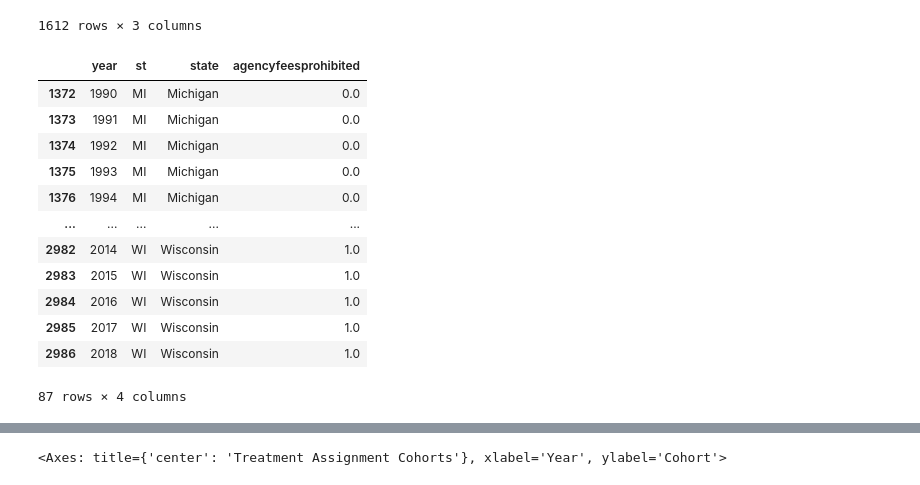
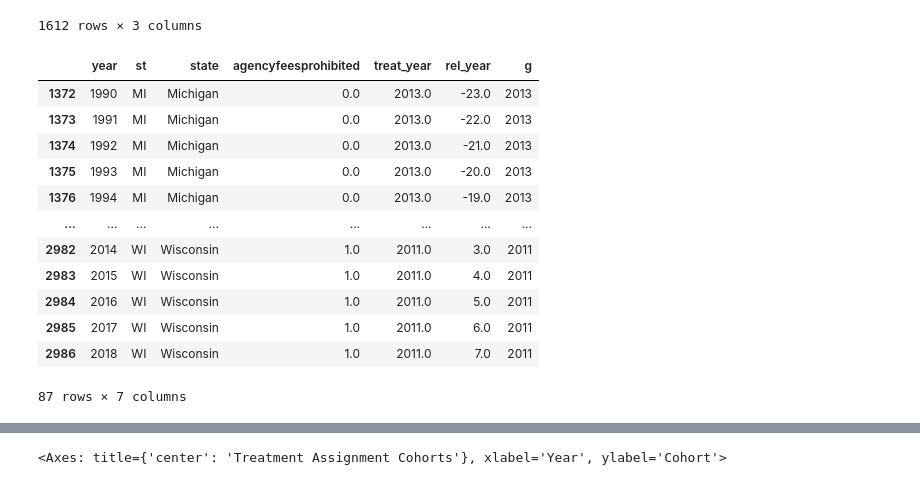
Before and after one commit to ricochn02/526-project, a Jupyter notebook: analysis_draft_alt.ipynb, the cells around one changed output, grey strips where cells are left out. Cells and saved outputs as stored; diff of their text form; code cells hidden in the pictures.

```diff
--- a/analysis_draft_alt.ipynb
+++ b/analysis_draft_alt.ipynb
@@ -47,28 +49,43 @@ salaries_df
 | 1610 | Wisconsin | 2020 | 59431 |
 | 1611 | Wyoming | 2020 | 59786 |
 1612 rows × 3 columns
-# %%
-df_filtered = df[['year', 'st', 'state', 'agencyfeesprohibited']]
-
-incl_states = ['Wisconsin', 'Minnesota', 'Michigan']
-
-df_filtered = df_filtered[df_filtered['state'].isin(incl_states)]
-df_filtered = df_filtered[(df_filtered['year'] >= 1990) & (df_filtered['year'] <= 2018)]
-df_filtered
-# %% [output]
-|  | year | st | state | agencyfeesprohibited |
-| 1372 | 1990 | MI | Michigan | 0.0 |
-| 1373 | 1991 | MI | Michigan | 0.0 |
-| 1374 | 1992 | MI | Michigan | 0.0 |
-| 1375 | 1993 | MI | Michigan | 0.0 |
-| 1376 | 1994 | MI | Michigan | 0.0 |
-| ... | ... | ... | ... | ... |
-| 2982 | 2014 | WI | Wisconsin | 1.0 |
-| 2983 | 2015 | WI | Wisconsin | 1.0 |
-| 2984 | 2016 | WI | Wisconsin | 1.0 |
-| 2985 | 2017 | WI | Wisconsin | 1.0 |
-| 2986 | 2018 | WI | Wisconsin | 1.0 |
-87 rows × 4 columns
+# %%
+df_filtered = df[['year', 'st', 'state', 'agencyfeesprohibited']]
+
+incl_states = ['Wisconsin', 'Minnesota', 'Michigan']
+
+# Filter for states and years
+df_filtered = df_filtered[df_filtered['state'].isin(incl_states)]
+df_filtered = df_filtered[(df_filtered['year'] >= 1990) & (df_filtered['year'] <= 2018)]
+
+# Add relative years to treatment
+treat_years = (
+    df_filtered
+    .loc[df_filtered["agencyfeesprohibited"] == 1]
+    .groupby("state")["year"]
+    .min()
+)
+df_filtered["treat_year"] = df_filtered["state"].map(treat_years)
+df_filtered["rel_year"] = df_filtered["year"] - df_filtered["treat_year"]
+df_filtered
+
+df_filtered["g"] = df_filtered["state"].map({"Wisconsin": 2011, "Michigan": 2013, 'Minnesota': 0})
+
+df_filtered
+# %% [output]
+|  | year | st | state | agencyfeesprohibited | treat_year | rel_year | g |
+| 1372 | 1990 | MI | Michigan | 0.0 | 2013.0 | -23.0 | 2013 |
+| 1373 | 1991 | MI | Michigan | 0.0 | 2013.0 | -22.0 | 2013 |
+| 1374 | 1992 | MI | Michigan | 0.0 | 2013.0 | -21.0 | 2013 |
+| 1375 | 1993 | MI | Michigan | 0.0 | 2013.0 | -20.0 | 2013 |
+| 1376 | 1994 | MI | Michigan | 0.0 | 2013.0 | -19.0 | 2013 |
+| ... | ... | ... | ... | ... | ... | ... | ... |
+| 2982 | 2014 | WI | Wisconsin | 1.0 | 2011.0 | 3.0 | 2011 |
+| 2983 | 2015 | WI | Wisconsin | 1.0 | 2011.0 | 4.0 | 2011 |
+| 2984 | 2016 | WI | Wisconsin | 1.0 | 2011.0 | 5.0 | 2011 |
+| 2985 | 2017 | WI | Wisconsin | 1.0 | 2011.0 | 6.0 | 2011 |
+| 2986 | 2018 | WI | Wisconsin | 1.0 | 2011.0 | 7.0 | 2011 |
+87 rows × 7 columns
 # %%
 df_merged = pd.merge(df_filtered, salaries_df, on = ['state', 'year'], how = 'left')
 
```
Also changed, not shown: parts of 10 cells of this notebook, 2 other files.
